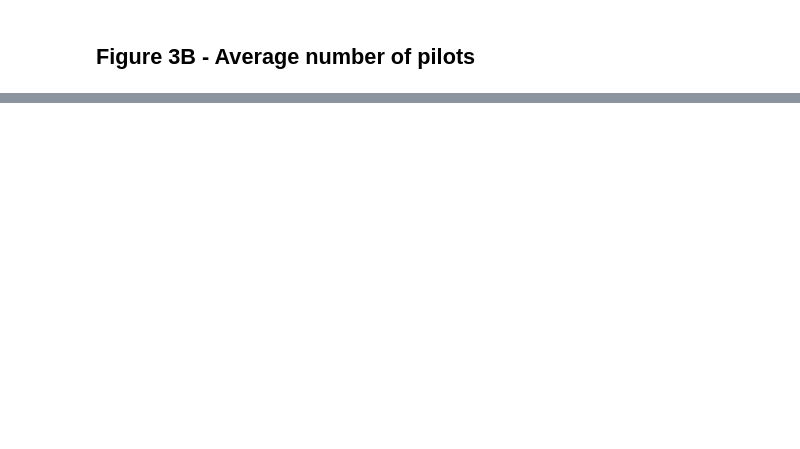
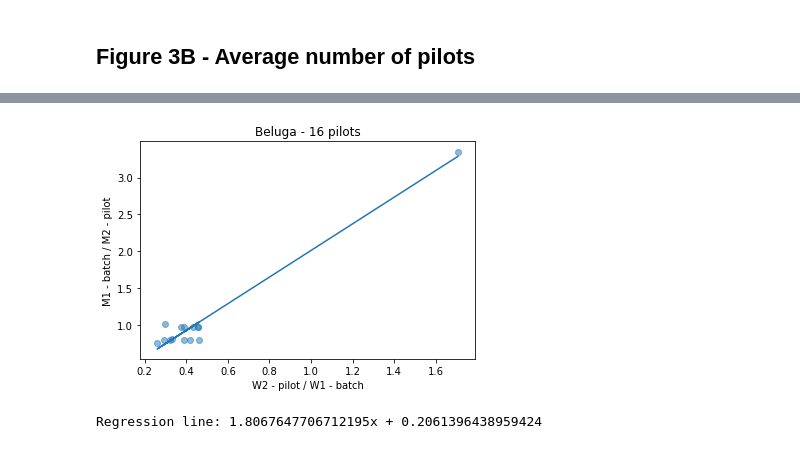
Before and after one commit to big-data-lab-team/spa, a Jupyter notebook: experiments/notebooks/SPA - figures.ipynb, the cells around one changed output, grey strips where cells are left out. Cells and saved outputs as stored; diff of their text form; code cells hidden in the pictures; blank space fills up the shorter version.

```diff
--- a/experiments/notebooks/SPA - figures.ipynb
+++ b/experiments/notebooks/SPA - figures.ipynb
@@ -350,0 +417,5 @@ Regression line: 94.03444443067818x + -1641.8931491363753
+# %%
+basic_model(w1_w2_b16, m1_m2_b16, 16)
+# %% [output]
+[figure, added]
+Regression line: 1.8067647706712195x + 0.2061396438959424
```
Also changed, not shown: parts of 23 cells of this notebook.
